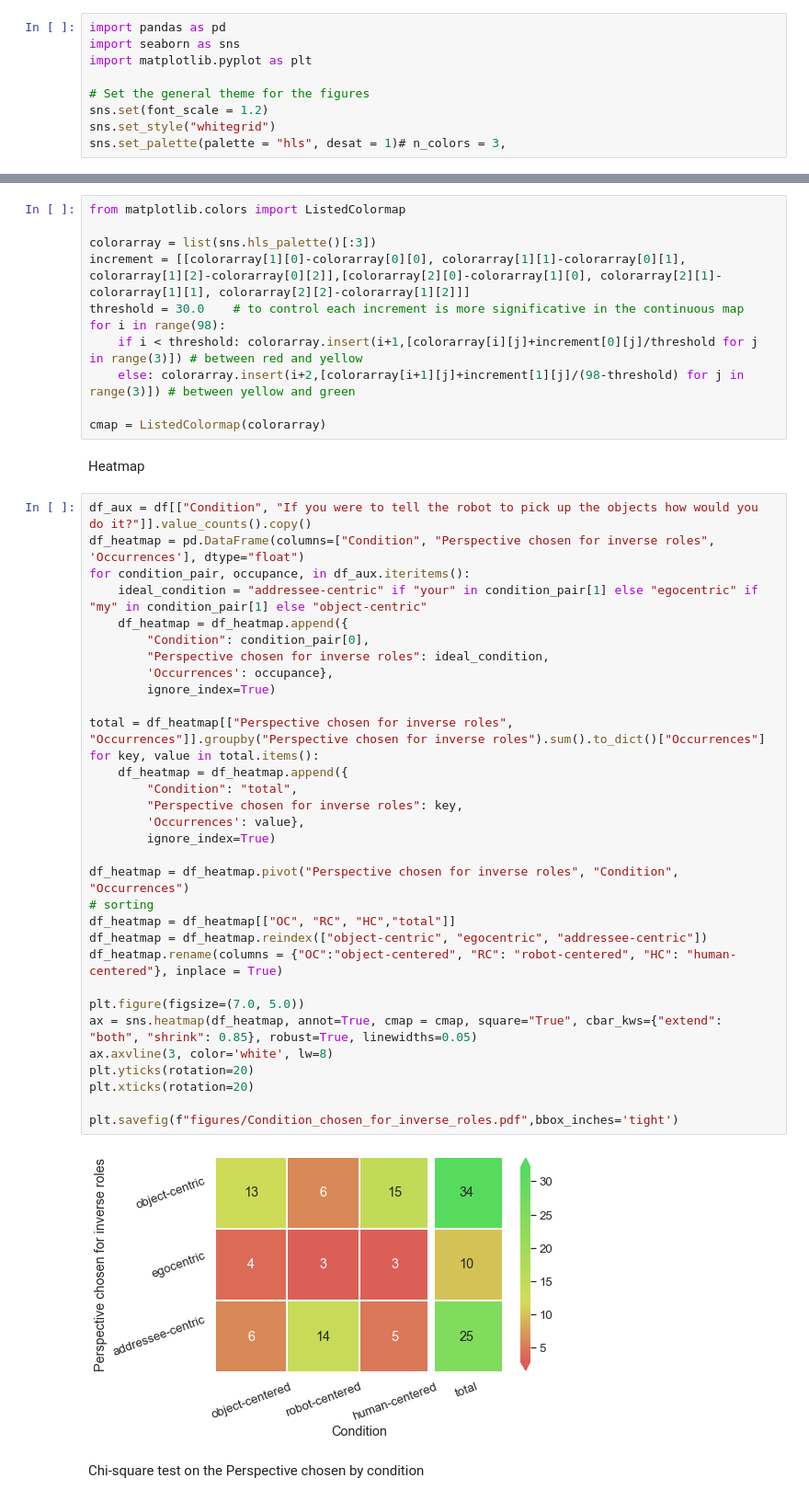
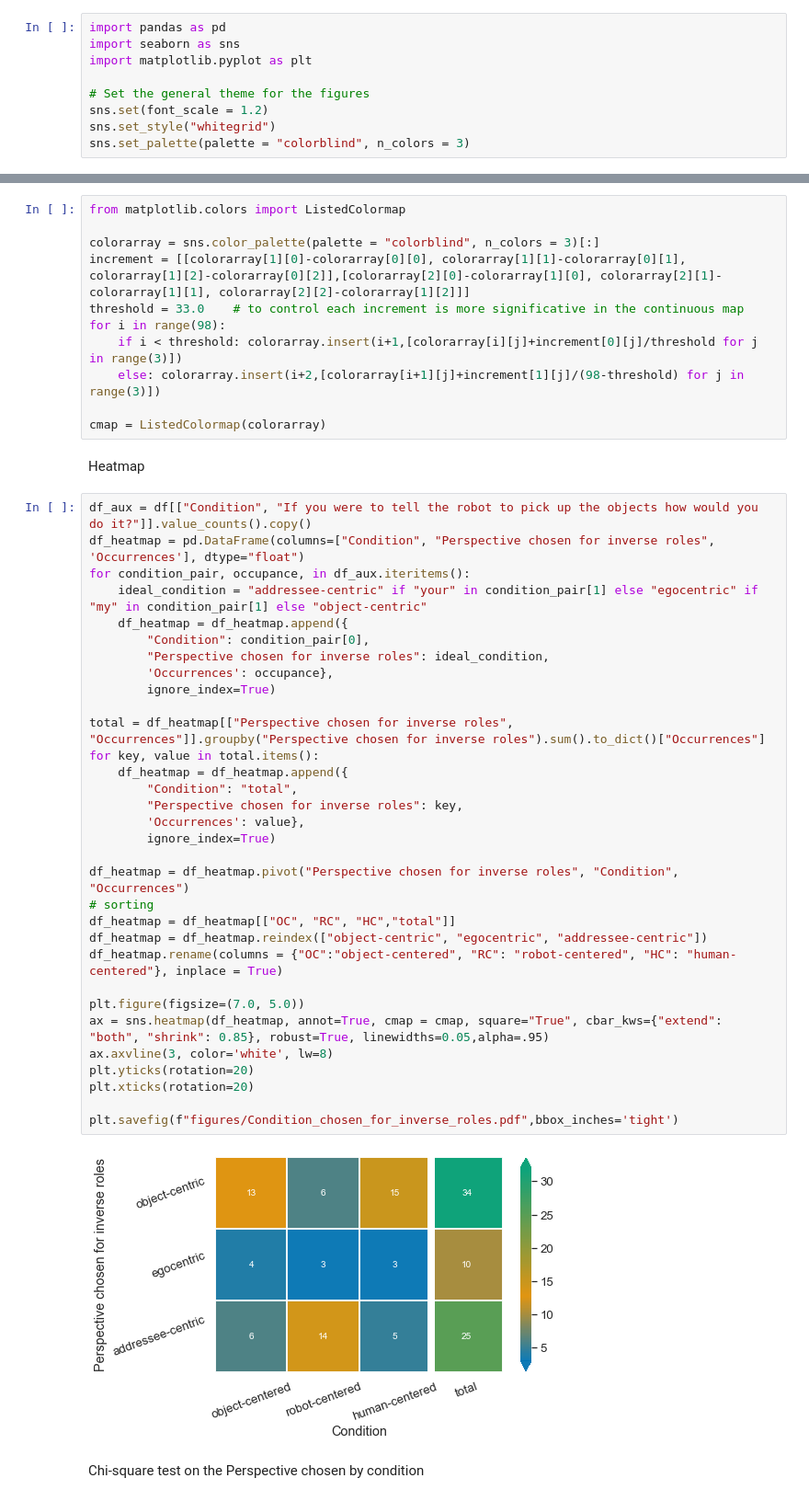
Before and after one commit to Joao-Tiago-Almeida/HRI2023---Conference-Paper, a Jupyter notebook: main.ipynb, the cells around one changed output, grey strips where cells are left out. Shown at 92% size. Drawn from its saved outputs; the diff is of its cells as text.

```diff
--- a/main.ipynb
+++ b/main.ipynb
@@ -6,7 +6,7 @@ import matplotlib.pyplot as plt
 # Set the general theme for the figures
 sns.set(font_scale = 1.2)
 sns.set_style("whitegrid")
-sns.set_palette(palette = "hls", desat = 1)# n_colors = 3,
+sns.set_palette(palette = "colorblind", n_colors = 3)
 # %% [markdown]
 # Statistical Functions
 # %%
@@ -177,12 +145,12 @@ Create a CMAP from a discret pallet, highlightning the transition red -> yellow
 # %%
 from matplotlib.colors import ListedColormap
 
-colorarray = list(sns.hls_palette()[:3])
+colorarray = sns.color_palette(palette = "colorblind", n_colors = 3)[:]
 increment = [[colorarray[1][0]-colorarray[0][0], colorarray[1][1]-colorarray[0][1], colorarray[1][2]-colorarray[0][2]],[colorarray[2][0]-colorarray[1][0], colorarray[2][1]-colorarray[1][1], colorarray[2][2]-colorarray[1][2]]]
-threshold = 30.0    # to control each increment is more significative in the continuous map
+threshold = 33.0    # to control each increment is more significative in the continuous map
 for i in range(98):
-    if i < threshold: colorarray.insert(i+1,[colorarray[i][j]+increment[0][j]/threshold for j in range(3)]) # between red and yellow
-    else: colorarray.insert(i+2,[colorarray[i+1][j]+increment[1][j]/(98-threshold) for j in range(3)]) # between yellow and green
+    if i < threshold: colorarray.insert(i+1,[colorarray[i][j]+increment[0][j]/threshold for j in range(3)])
+    else: colorarray.insert(i+2,[colorarray[i+1][j]+increment[1][j]/(98-threshold) for j in range(3)])
 
 cmap = ListedColormap(colorarray)
 # %% [markdown]
@@ -192,35 +160,35 @@ df_aux = df[["Condition", "If you were to tell the robot to pick up the objects
 df_heatmap = pd.DataFrame(columns=["Condition", "Perspective chosen for inverse roles", 'Occurrences'], dtype="float")
 for condition_pair, occupance, in df_aux.iteritems():
     ideal_condition = "addressee-centric" if "your" in condition_pair[1] else "egocentric" if "my" in condition_pair[1] else "object-centric"
     df_heatmap = df_heatmap.append({
         "Condition": condition_pair[0],
         "Perspective chosen for inverse roles": ideal_condition,
         'Occurrences': occupance},
         ignore_index=True)
 
 total = df_heatmap[["Perspective chosen for inverse roles", "Occurrences"]].groupby("Perspective chosen for inverse roles").sum().to_dict()["Occurrences"]
 for key, value in total.items():
     df_heatmap = df_heatmap.append({
         "Condition": "total",
         "Perspective chosen for inverse roles": key,
         'Occurrences': value},
         ignore_index=True)
 
 df_heatmap = df_heatmap.pivot("Perspective chosen for inverse roles", "Condition", "Occurrences")
 # sorting
 df_heatmap = df_heatmap[["OC", "RC", "HC","total"]]
 df_heatmap = df_heatmap.reindex(["object-centric", "egocentric", "addressee-centric"])
 df_heatmap.rename(columns = {"OC":"object-centered", "RC": "robot-centered", "HC": "human-centered"}, inplace = True)
 
 plt.figure(figsize=(7.0, 5.0))
-ax = sns.heatmap(df_heatmap, annot=True, cmap = cmap, square="True", cbar_kws={"extend": "both", "shrink": 0.85}, robust=True, linewidths=0.05)
+ax = sns.heatmap(df_heatmap, annot=True, cmap = cmap, square="True", cbar_kws={"extend": "both", "shrink": 0.85}, robust=True, linewidths=0.05,alpha=.95)
 ax.axvline(3, color='white', lw=8)
 plt.yticks(rotation=20)
 plt.xticks(rotation=20)
 
 plt.savefig(f"figures/Condition_chosen_for_inverse_roles.pdf",bbox_inches='tight')
 # %% [output]
-[figure, old version]
+[figure, new version]
 # %% [markdown]
 Chi-square test on the Perspective chosen by condition
 # %%
```
Also changed, not shown: parts of 21 cells of this notebook, 13 other files.
